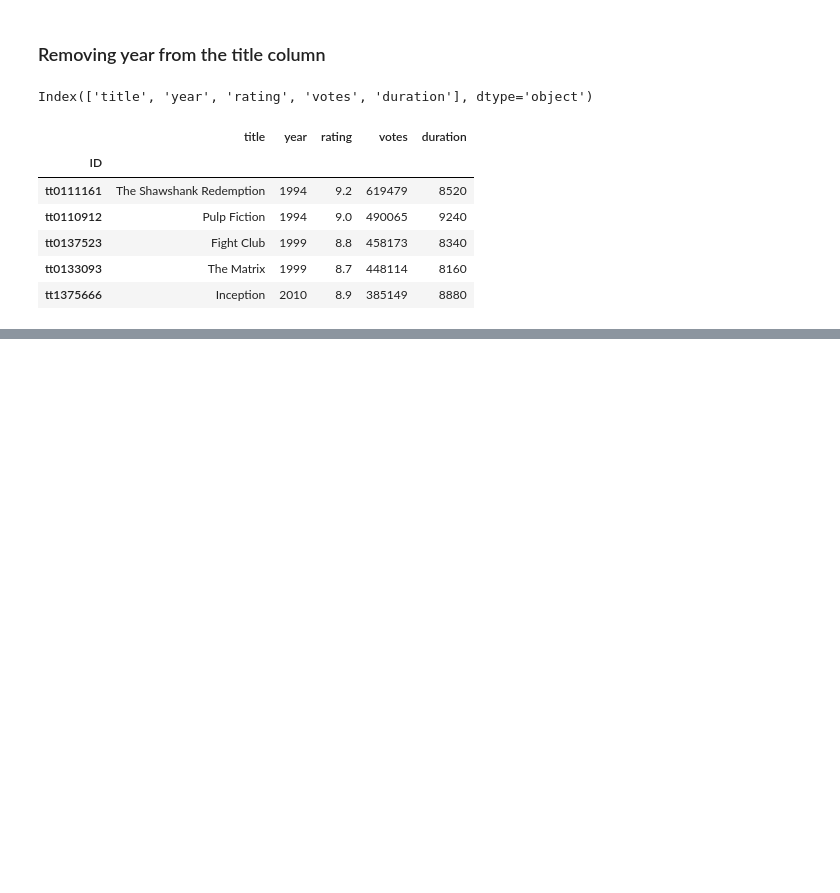
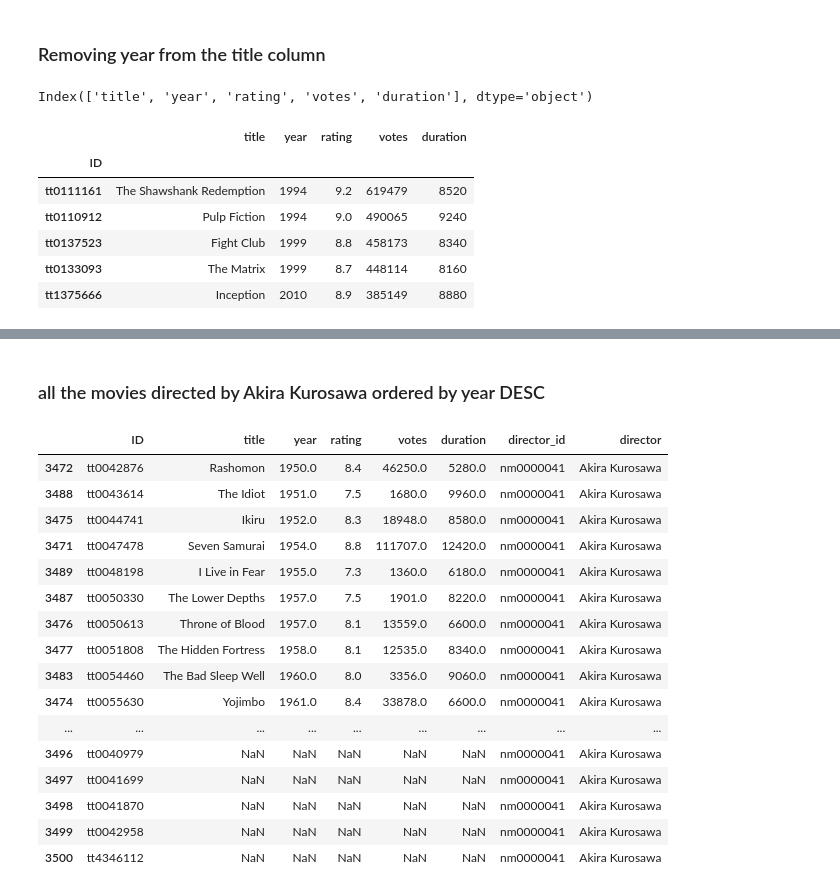
Before and after one commit to devbaafi/baafi_slah_pandas_hw_solution, a Jupyter notebook: kofi_slah_solution.ipynb, the cells around one changed output, grey strips where cells are left out. Saved outputs shown, nothing was run; the diff lists cells and outputs as text; code cells hidden in the pictures; blank space fills up the shorter version.

```diff
--- a/kofi_slah_solution.ipynb
+++ b/kofi_slah_solution.ipynb
@@ -97,0 +279,22 @@ Index(['title', 'year', 'rating', 'votes', 'duration'], dtype='object')
+# %% [markdown]
+### all the movies directed by Akira Kurosawa ordered by year DESC
+# %%
+df[df['director'] == 'Akira Kurosawa'].sort_values(by=['year'], ascending=True)
+# %% [output]
+|  | ID | title | year | rating | votes | duration | director_id | director |
+| 3472 | tt0042876 | Rashomon | 1950.0 | 8.4 | 46250.0 | 5280.0 | nm0000041 | Akira Kurosawa |
+| 3488 | tt0043614 | The Idiot | 1951.0 | 7.5 | 1680.0 | 9960.0 | nm0000041 | Akira Kurosawa |
+| 3475 | tt0044741 | Ikiru | 1952.0 | 8.3 | 18948.0 | 8580.0 | nm0000041 | Akira Kurosawa |
+| 3471 | tt0047478 | Seven Samurai | 1954.0 | 8.8 | 111707.0 | 12420.0 | nm0000041 | Akira Kurosawa |
+| 3489 | tt0048198 | I Live in Fear | 1955.0 | 7.3 | 1360.0 | 6180.0 | nm0000041 | Akira Kurosawa |
+| 3487 | tt0050330 | The Lower Depths | 1957.0 | 7.5 | 1901.0 | 8220.0 | nm0000041 | Akira Kurosawa |
+| 3476 | tt0050613 | Throne of Blood | 1957.0 | 8.1 | 13559.0 | 6600.0 | nm0000041 | Akira Kurosawa |
+| 3477 | tt0051808 | The Hidden Fortress | 1958.0 | 8.1 | 12535.0 | 8340.0 | nm0000041 | Akira Kurosawa |
+| 3483 | tt0054460 | The Bad Sleep Well | 1960.0 | 8.0 | 3356.0 | 9060.0 | nm0000041 | Akira Kurosawa |
+| 3474 | tt0055630 | Yojimbo | 1961.0 | 8.4 | 33878.0 | 6600.0 | nm0000041 | Akira Kurosawa |
+| ... | ... | ... | ... | ... | ... | ... | ... | ... |
+| 3496 | tt0040979 | NaN | NaN | NaN | NaN | NaN | nm0000041 | Akira Kurosawa |
+| 3497 | tt0041699 | NaN | NaN | NaN | NaN | NaN | nm0000041 | Akira Kurosawa |
+| 3498 | tt0041870 | NaN | NaN | NaN | NaN | NaN | nm0000041 | Akira Kurosawa |
+| 3499 | tt0042958 | NaN | NaN | NaN | NaN | NaN | nm0000041 | Akira Kurosawa |
+| 3500 | tt4346112 | NaN | NaN | NaN | NaN | NaN | nm0000041 | Akira Kurosawa |
```
Also changed, not shown: parts of 26 cells of this notebook.
